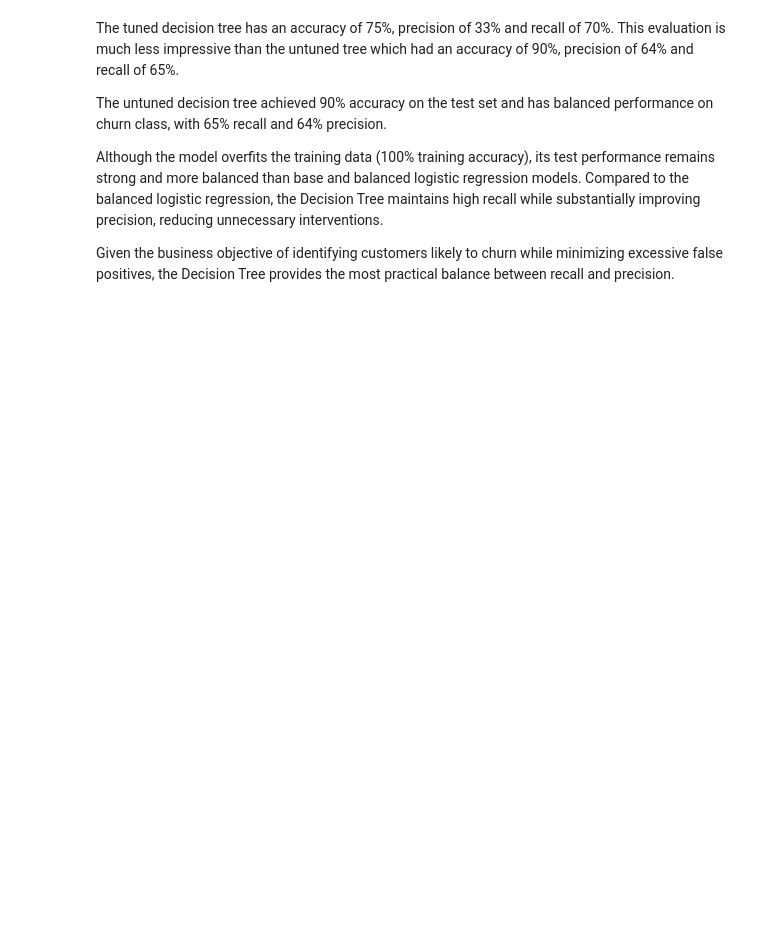
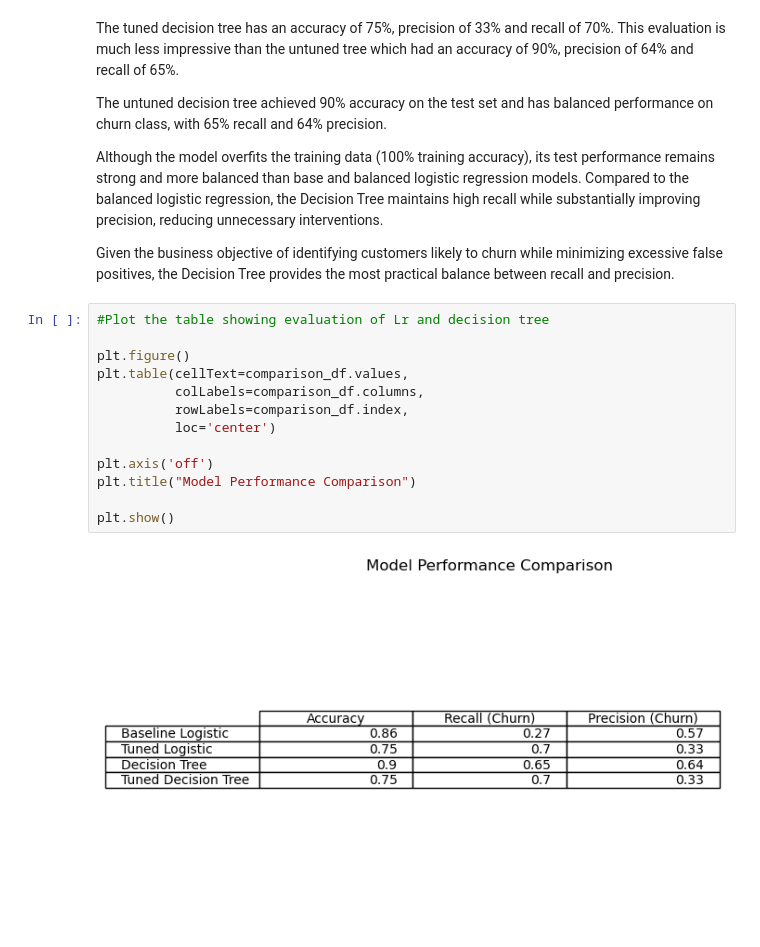
Before and after one commit to timmunene/SyriaTel_P3, a Jupyter notebook: Syriatel_Churn.ipynb, the cells around one changed output. Drawn from its saved outputs; the diff is of its cells as text; blank space fills up the shorter version.

```diff
--- a/Syriatel_Churn.ipynb
+++ b/Syriatel_Churn.ipynb
@@ -393,3 +399,18 @@ The untuned decision tree achieved 90% accuracy on the test set and has balanced
 Although the model overfits the training data (100% training accuracy), its test performance remains strong and more balanced than base and balanced logistic regression models. Compared to the balanced logistic regression, the Decision Tree maintains high recall while substantially improving precision, reducing unnecessary interventions.
 
 Given the business objective of identifying customers likely to churn while minimizing excessive false positives, the Decision Tree provides the most practical balance between recall and precision.
+# %%
+#Plot the table showing evaluation of Lr and decision tree
+
+plt.figure()
+plt.table(cellText=comparison_df.values,
+          colLabels=comparison_df.columns,
+          rowLabels=comparison_df.index,
+          loc='center')
+
+plt.axis('off')
+plt.title("Model Performance Comparison")
+
+plt.show()
+# %% [output]
+[figure, added]
```
Also changed, not shown: parts of 8 cells of this notebook, 3 other files.
